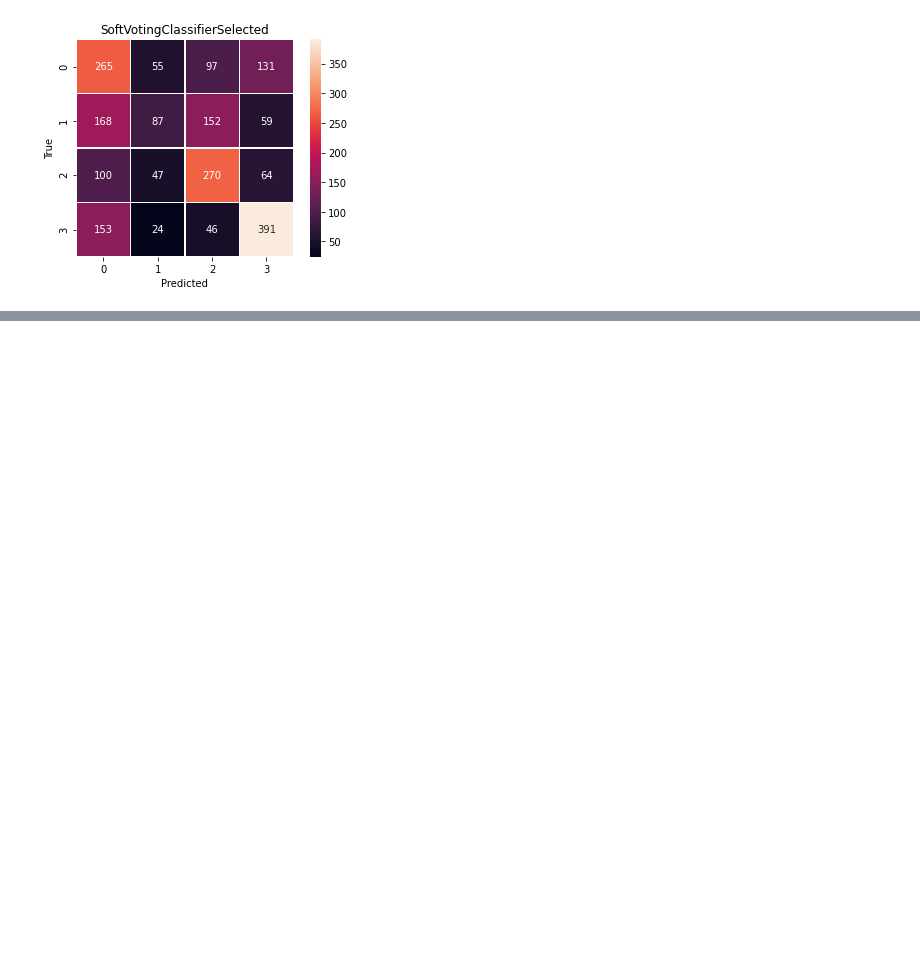
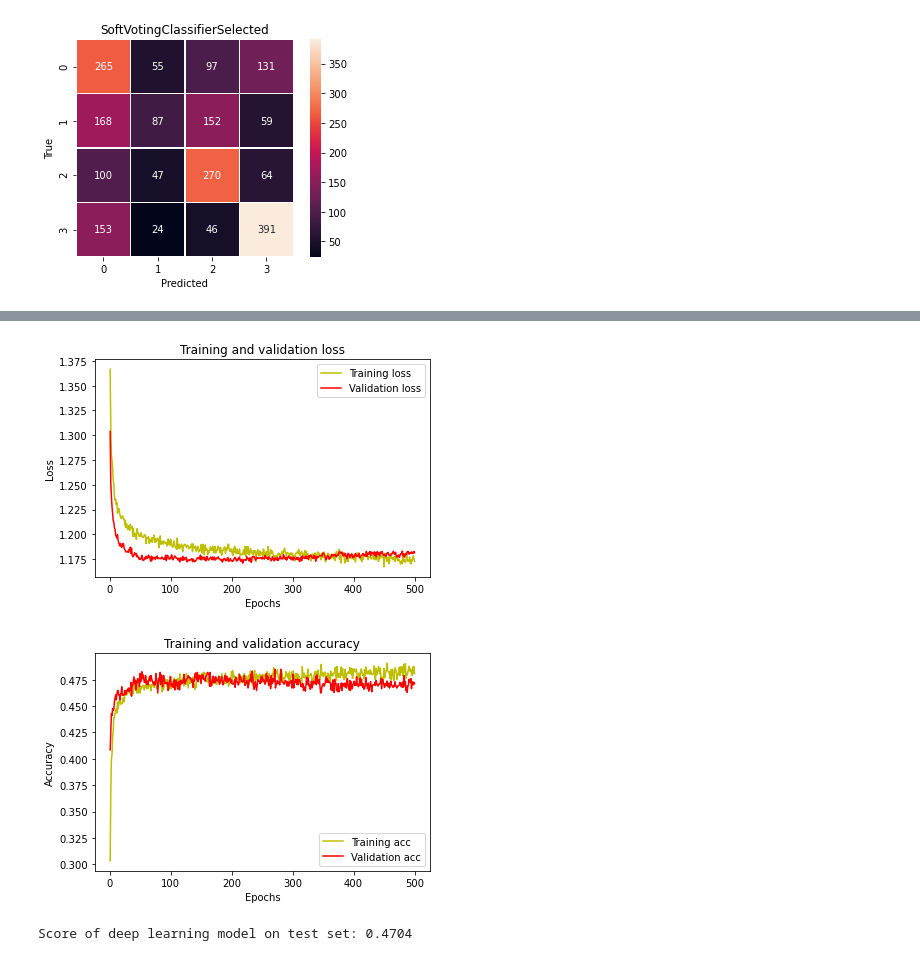
Before and after one commit to phantommarheaven7621/Customer_Segmentation_Classification, a Jupyter notebook: Customer_Segmentation_Classification.ipynb, the cells around one changed output, grey strips where cells are left out. Drawn from its saved outputs; the diff is of its cells as text; code cells hidden in the pictures; blank space fills up the shorter version.

Commit message:
Deep learning

```diff
--- a/Customer_Segmentation_Classification.ipynb
+++ b/Customer_Segmentation_Classification.ipynb
@@ -1010,0 +1018,21 @@ for i, pred in enumerate(pred_list):
+# %%
+# Model Sequential
+
+model = tf.keras.Sequential([
+    tf.keras.Input(shape=(17,)),
+    tf.keras.layers.Dense(units=16, activation='relu'),
+    tf.keras.layers.Dropout(0.15),
+    tf.keras.layers.Dense(units=16, activation='relu'),
+    tf.keras.layers.Dropout(0.15),
+    tf.keras.layers.Dense(units=8, activation='relu'),
+    tf.keras.layers.Dropout(0.15),
+    tf.keras.layers.Dense(units=4, activation='softmax')
+])
+
+model.compile(
+    optimizer='adam',
+    loss=tf.keras.losses.SparseCategoricalCrossentropy(),
+    metrics='accuracy'
+)
+
+history = model.fit(X_train, y_train, epochs=500, validation_split=0.2)
@@ -1010,0 +1057,35 @@ for i, pred in enumerate(pred_list):
+# %%
+#plot the training and validation accuracy and loss at each epoch
+loss = history.history['loss']
+val_loss = history.history['val_loss']
+epochs = range(1, len(loss) + 1)
+plt.plot(epochs, loss, 'y', label='Training loss')
+plt.plot(epochs, val_loss, 'r', label='Validation loss')
+plt.title('Training and validation loss')
+plt.xlabel('Epochs')
+plt.ylabel('Loss')
+plt.legend()
+plt.show()
+
+
+acc = history.history['accuracy']
+val_acc = history.history['val_accuracy']
+plt.plot(epochs, acc, 'y', label='Training acc')
+plt.plot(epochs, val_acc, 'r', label='Validation acc')
+plt.title('Training and validation accuracy')
+plt.xlabel('Epochs')
+plt.ylabel('Accuracy')
+plt.legend()
+plt.show()
+# %% [output]
+[figure, added]
+[figure, added]
+# %%
+# Make predictions
+y_pred = model.predict(X_test)
+
+y_pred = [np.argmax(i) for i in y_pred]
+
+print(u'Score of deep learning model on test set: {}'.format(round(accuracy_score(y_test, y_pred), 4)))
+# %% [output]
+Score of deep learning model on test set: 0.4704
```
Also changed, not shown: parts of 11 cells of this notebook.
